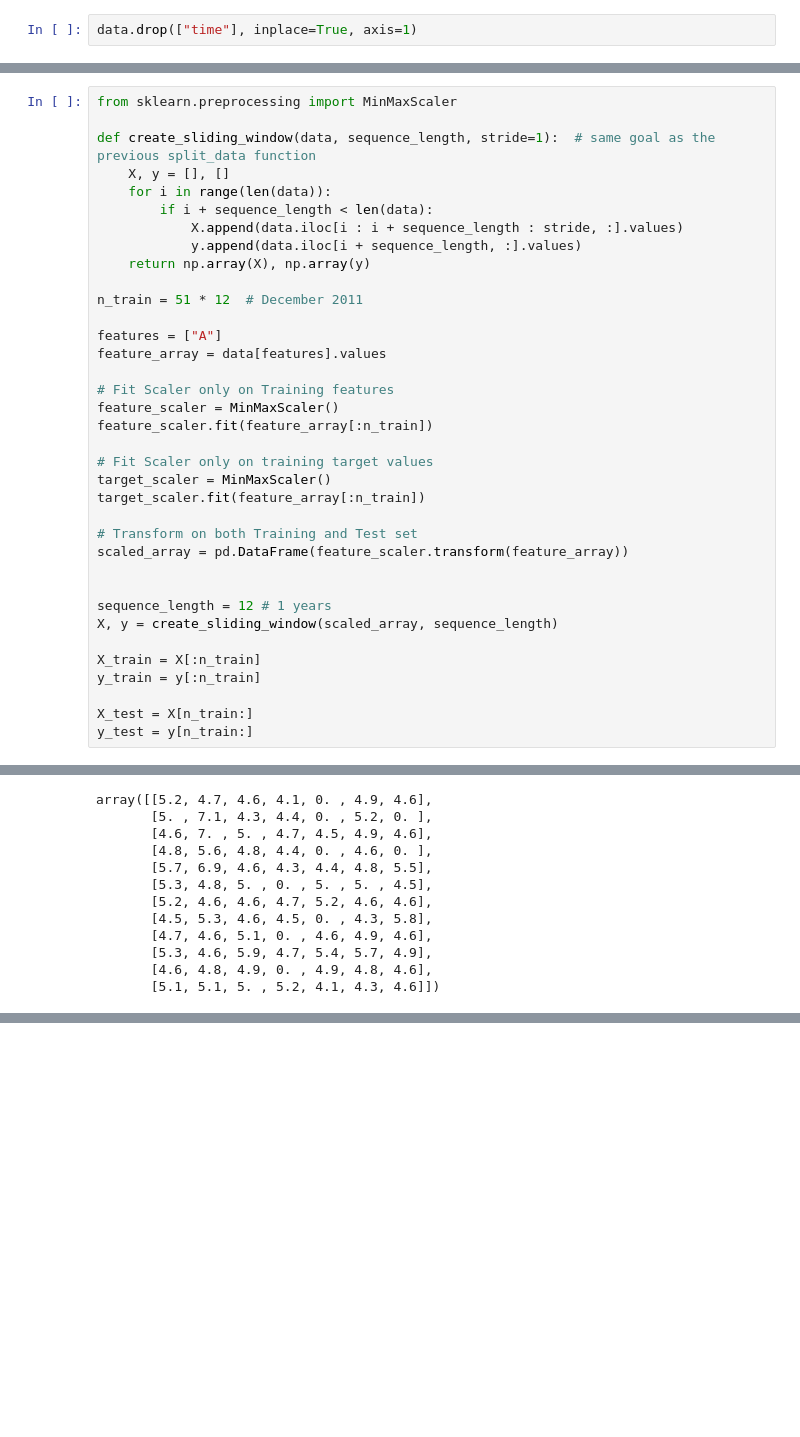
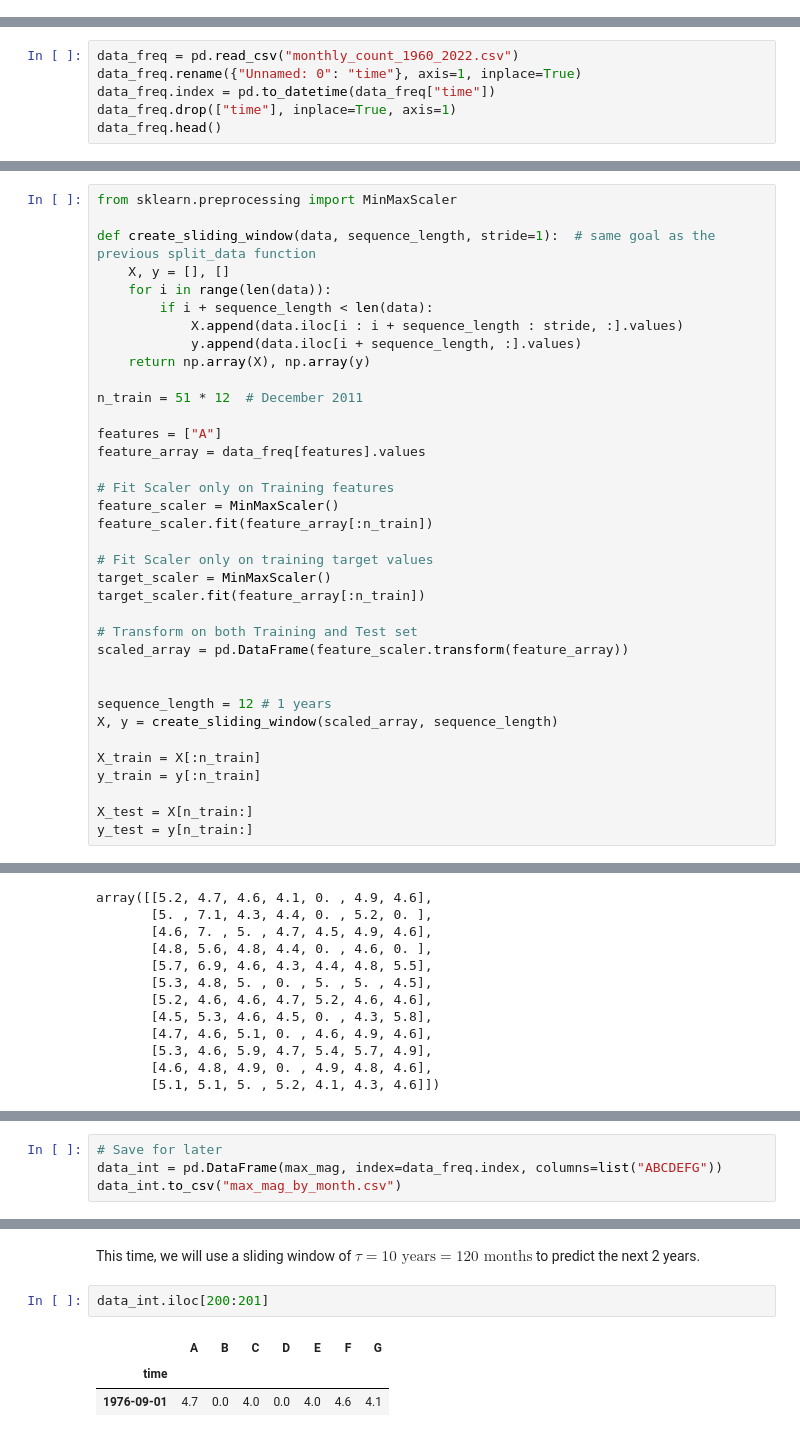
Before and after one commit to eupho73/TER-BNN, a Jupyter notebook: data/nn/Bayesian_LSTM.ipynb, the cells around one changed output, grey strips where cells are left out. Drawn from its saved outputs; the diff is of its cells as text; blank space fills up the shorter version.

```diff
--- a/data/nn/Bayesian_LSTM.ipynb
+++ b/data/nn/Bayesian_LSTM.ipynb
@@ -14,2 +7,0 @@ data.index = pd.to_datetime(data["time"])
-# %%
-data.drop(["time"], inplace=True, axis=1)
@@ -25,0 +8,6 @@ data.head()
+# %%
+data_freq = pd.read_csv("monthly_count_1960_2022.csv")
+data_freq.rename({"Unnamed: 0": "time"}, axis=1, inplace=True)
+data_freq.index = pd.to_datetime(data_freq["time"])
+data_freq.drop(["time"], inplace=True, axis=1)
+data_freq.head()
@@ -51,7 +43,7 @@ def create_sliding_window(data, sequence_length, stride=1):  # same goal as the
 n_train = 51 * 12  # December 2011
 
 features = ["A"]
-feature_array = data[features].values
+feature_array = data_freq[features].values
 
 # Fit Scaler only on Training features
 feature_scaler = MinMaxScaler()
@@ -427,0 +404,4 @@ by_year_month_df.loc['2021']
+# %%
+# Save for later
+data_int = pd.DataFrame(max_mag, index=data_freq.index, columns=list("ABCDEFG"))
+data_int.to_csv("max_mag_by_month.csv")
@@ -427,0 +419,8 @@ by_year_month_df.loc['2021']
+# %% [markdown]
+This time, we will use a sliding window of $\tau = 10 \text{ years} = 120 \text{ months}$ to predict the next 2 years.
+# %%
+data_int.iloc[200:201]
+# %% [output]
+|  | A | B | C | D | E | F | G |
+| time |  |  |  |  |  |  |  |
+| 1976-09-01 | 4.7 | 0.0 | 4.0 | 0.0 | 4.0 | 4.6 | 4.1 |
```
Also changed, not shown: parts of 23 cells of this notebook.
